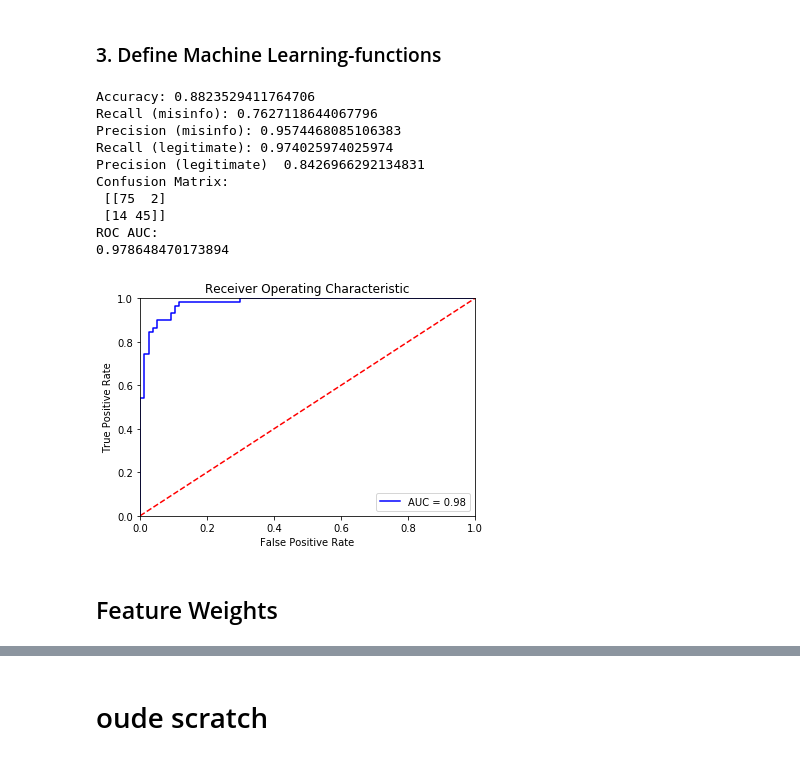
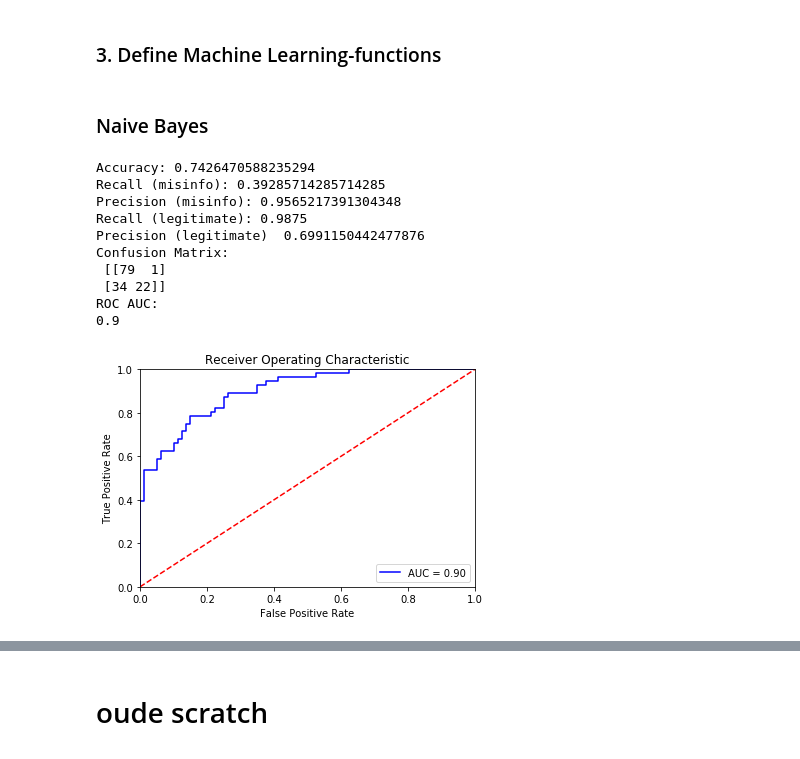
Before and after one commit to corinemeppelink/vaccmisinfo, a Jupyter notebook: article.ipynb, the cells around one changed output, grey strips where cells are left out. Cells and saved outputs as stored; diff of their text form; code cells hidden in the pictures.

Commit message:
added Naive Bayes, added new cutoff for LogReg

```diff
--- a/article.ipynb
+++ b/article.ipynb
@@ -113,21 +104,3 @@ def roc_curve(predicted_probabilities, actual_scores):
     plt.ylabel('True Positive Rate')
     plt.xlabel('False Positive Rate')
     plt.show()
-# %%
-predictions, probabilities = ml(childhood_train, childhood_test)
-performance(predictions, [e[1] for e in childhood_test])
-roc_curve(probabilities, [e[1] for e in childhood_test])
-# %% [output]
-Accuracy: 0.8823529411764706
-Recall (misinfo): 0.7627118644067796
-Precision (misinfo): 0.9574468085106383
-Recall (legitimate): 0.974025974025974
-Precision (legitimate)  0.8426966292134831
-Confusion Matrix:
- [[75  2]
- [14 45]]
-ROC AUC:
-0.978648470173894
-[figure, removed]
-# %% [markdown]
-## Feature Weights
@@ -133,0 +112,25 @@ ROC AUC:
+# %% [markdown]
+### Naive Bayes
+# %%
+vec = TfidfVectorizer()
+clf = MultinomialNB()
+pipe = make_pipeline(vec, clf)
+pipe.fit([r[0] for r in childhood_train], [r[1] for r in childhood_train])
+
+predictions = pipe.predict([r[0] for r in childhood_test])
+predicted_probabilities = pipe.predict_proba([r[0] for r in childhood_test])
+
+performance(predictions, [e[1] for e in childhood_test])
+roc_curve(predicted_probabilities, [e[1] for e in childhood_test])
+# %% [output]
+Accuracy: 0.7426470588235294
+Recall (misinfo): 0.39285714285714285
+Precision (misinfo): 0.9565217391304348
+Recall (legitimate): 0.9875
+Precision (legitimate)  0.6991150442477876
+Confusion Matrix:
+ [[79  1]
+ [34 22]]
+ROC AUC:
+0.9
+[figure, added]
```
Also changed, not shown: parts of 15 cells of this notebook.
